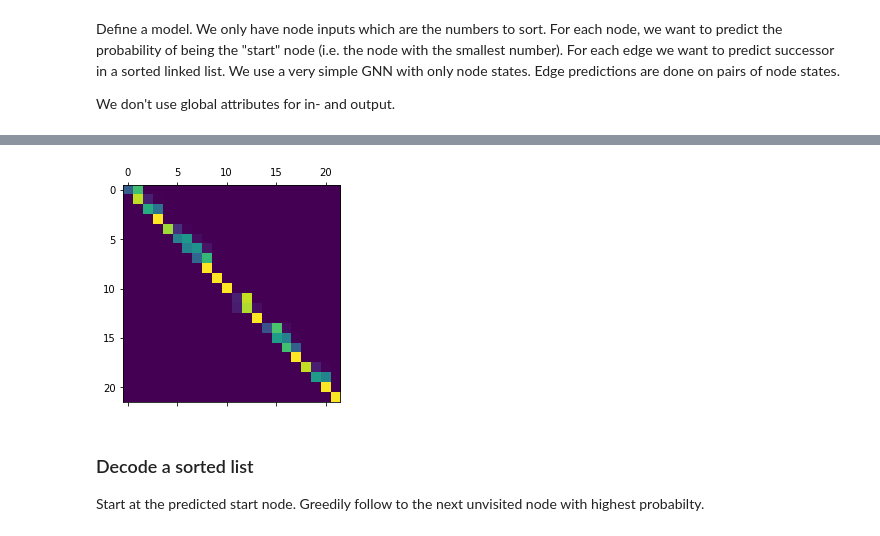
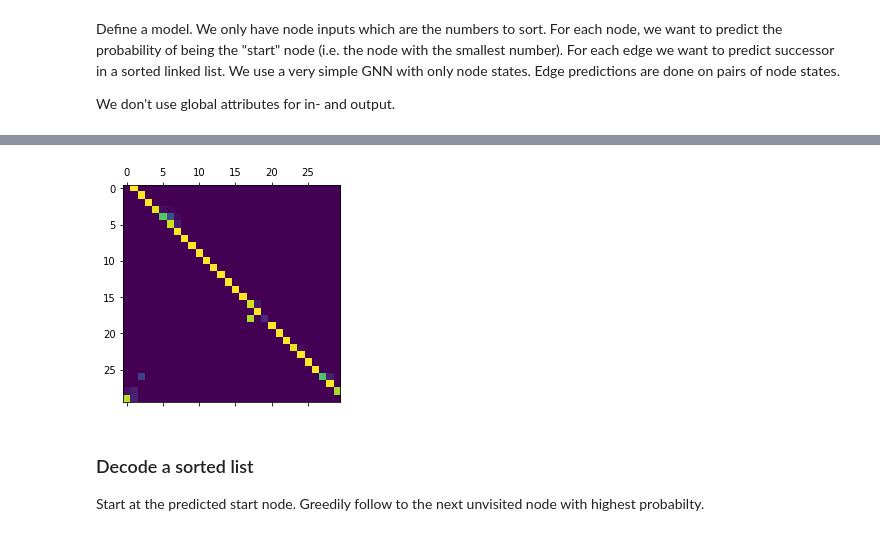
Before and after one commit to felbecker/GNN-Examples, a Jupyter notebook: Sort.ipynb, the cells around one changed output, grey strips where cells are left out. Saved outputs shown, nothing was run; the diff lists cells and outputs as text; code cells hidden in the pictures.

Commit message:
vis state after each iteration, sparse matrix support

```diff
--- a/Sort.ipynb
+++ b/Sort.ipynb
@@ -65,20 +67,17 @@ NUM_NODES_VAL = (250,300)
 
 class SampleGenerator(keras.utils.Sequence):
 
-    def __init__(self, num_minmax, epoch_len):
+    def __init__(self, num_minmax, epoch_len, reps):
         self.num_minmax = num_minmax
         self.epoch_len = epoch_len
+        self.reps = reps
 
     def __len__(self):
         return self.epoch_len #number of gradient descent steps per epoch
 
     def __getitem__(self, _index):
-        inp, tar, _ = make_example(self.num_minmax)
+        inp, tar, _ = make_example(self.num_minmax, self.reps)
         return inp, tar
-
-
-train_gen = SampleGenerator(NUM_NODES_TRAIN, 1000)
-val_gen = SampleGenerator(NUM_NODES_VAL, 50)
 # %% [markdown]
 Define a model. We only have node inputs which are the numbers to sort. For each node, we want to predict the probability of being the "start" node (i.e. the node with the smallest number). For each edge we want to predict successor in a sorted linked list. We use a very simple GNN with only node states. Edge predictions are done on pairs of node states.
 
@@ -155,21 +161,26 @@ def make_GNN(config):
 # %%
 config = {
     "message_passing_iterations" : 10,
-    "latent_dim" : 16
+    "latent_dim" : 32
 }
 
-NUM_EPOCHS = 20
+NUM_EPOCHS = 10
 
+train_gen = SampleGenerator(NUM_NODES_TRAIN, 1000, reps=config["message_passing_iterations"])
+val_gen = SampleGenerator(NUM_NODES_VAL, 50, reps=config["message_passing_iterations"])
 
 GNN = make_GNN(config)
 
 optimizer = tf.keras.optimizers.Adam(learning_rate = 1e-3)
 
-GNN.compile(loss={"start_node" : "categorical_crossentropy",
-                  "next_nodes" : "categorical_crossentropy"},
+def make_dict(s):
+    d = {"start_node_"+str(i) : s for i in range(config["message_passing_iterations"])}
+    d.update({"next_nodes_"+str(i) : s for i in range(config["message_passing_iterations"])})
+    return d
+
+GNN.compile(loss=make_dict("categorical_crossentropy"),
             optimizer=optimizer,
-            metrics={"start_node" : "categorical_accuracy",
-                     "next_nodes" : "categorical_accuracy"})
+            metrics=make_dict("categorical_accuracy"))
 
 #takes ~2min on GPU
 #note that this is unneccessarily long since we don't use batching
@@ -199,11 +213,13 @@ Epoch 20/20
 # %%
-input_graph, _, sort_indices = make_example((20,30))
+input_graph, _, sort_indices = make_example((30,31))
 fig = plt.figure(1, figsize=(4, 4))
 ax = fig.add_subplot()
-start_node_probs, next_node_probs = GNN(input_graph)
+outputs = GNN(input_graph)
+start_node_probs = outputs[-2]
+next_node_probs = outputs[-1]
 plot_numbers(ax, next_node_probs.numpy(), sort_indices)
 # %% [output]
-[figure, old version]
+[figure, new version]
 # %% [markdown]
 ### Decode a sorted list
 
```
Also changed, not shown: parts of 9 cells of this notebook, 1 other file.
